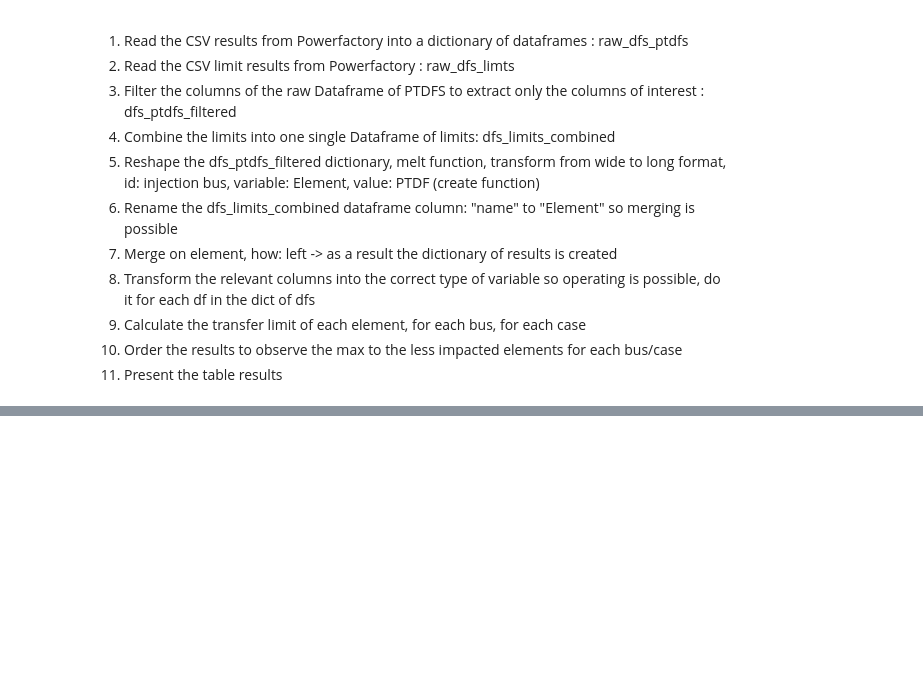
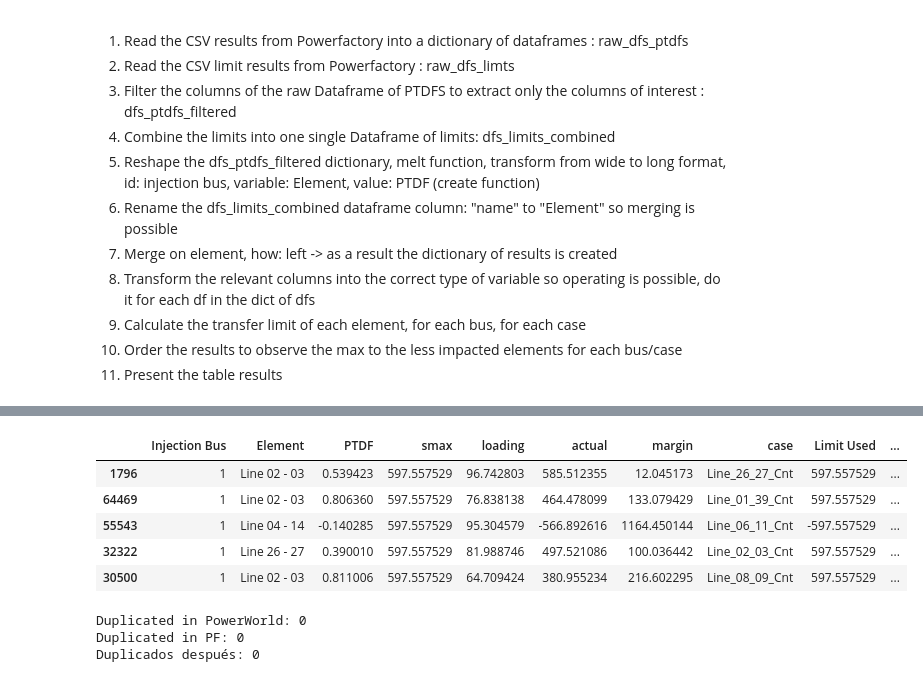
Before and after one commit to marioataveraleon/Thesis, a Jupyter notebook: Scripts/tca.ipynb, the cells around one changed output, grey strips where cells are left out. Cells and saved outputs as stored; diff of their text form; code cells hidden in the pictures; blank space fills up the shorter version.

```diff
--- a/Scripts/tca.ipynb
+++ b/Scripts/tca.ipynb
@@ -395,0 +550,48 @@ The results coming from here are generated with actual HCA analysis from powerfa
+# %%
+df_all_sorted["element_key"] = df_all_sorted["Element"].apply(normalize_element)
+df_all_sorted["ctg_key"] = df_all_sorted["case"].apply(normalize_ctg)
+df_all_sorted.head(5)
+# %% [output]
+|  | Injection Bus | Element | PTDF | smax | loading | actual | margin | case | Limit Used | ... |
+| 1796 | 1 | Line 02 - 03 | 0.539423 | 597.557529 | 96.742803 | 585.512355 | 12.045173 | Line_26_27_Cnt | 597.557529 | ... |
+| 64469 | 1 | Line 02 - 03 | 0.806360 | 597.557529 | 76.838138 | 464.478099 | 133.079429 | Line_01_39_Cnt | 597.557529 | ... |
+| 55543 | 1 | Line 04 - 14 | -0.140285 | 597.557529 | 95.304579 | -566.892616 | 1164.450144 | Line_06_11_Cnt | -597.557529 | ... |
+| 32322 | 1 | Line 26 - 27 | 0.390010 | 597.557529 | 81.988746 | 497.521086 | 100.036442 | Line_02_03_Cnt | 597.557529 | ... |
+| 30500 | 1 | Line 02 - 03 | 0.811006 | 597.557529 | 64.709424 | 380.955234 | 216.602295 | Line_08_09_Cnt | 597.557529 | ... |
+# %%
+dup_pw = powerworld_df.duplicated(
+    subset=["Injection Bus", "element_key", "ctg_key"],
+    keep=False
+)
+
+powerworld_df[dup_pw].sort_values(
+    ["Injection Bus", "element_key", "ctg_key"]
+).head(20)
+print(f"Duplicated in PowerWorld: {dup_pw.sum()}")
+
+dup_pf = df_all_sorted.duplicated(
+    subset=["Injection Bus", "element_key", "ctg_key"],
+    keep=False
+)
+
+
+print(f"Duplicated in PF: {dup_pf.sum()}")
+
+df_all_sorted[dup_pf].sort_values(
+    ["Injection Bus", "element_key", "ctg_key"]
+).head(20)
+df_pf_clean = df_all_sorted.copy()
+df_pf_clean = df_pf_clean.sort_values("Transfer Limit").drop_duplicates(
+    subset=["Injection Bus", "element_key", "ctg_key"],
+    keep="first"
+)
+dup_pf_clean = df_pf_clean.duplicated(
+    subset=["Injection Bus", "element_key", "ctg_key"],
+    keep=False
+)
+
+print("Duplicados después:", dup_pf_clean.sum())
+# %% [output]
+Duplicated in PowerWorld: 0
+Duplicated in PF: 0
+Duplicados después: 0
```
Also changed, not shown: parts of 14 cells of this notebook, 3 other files.
